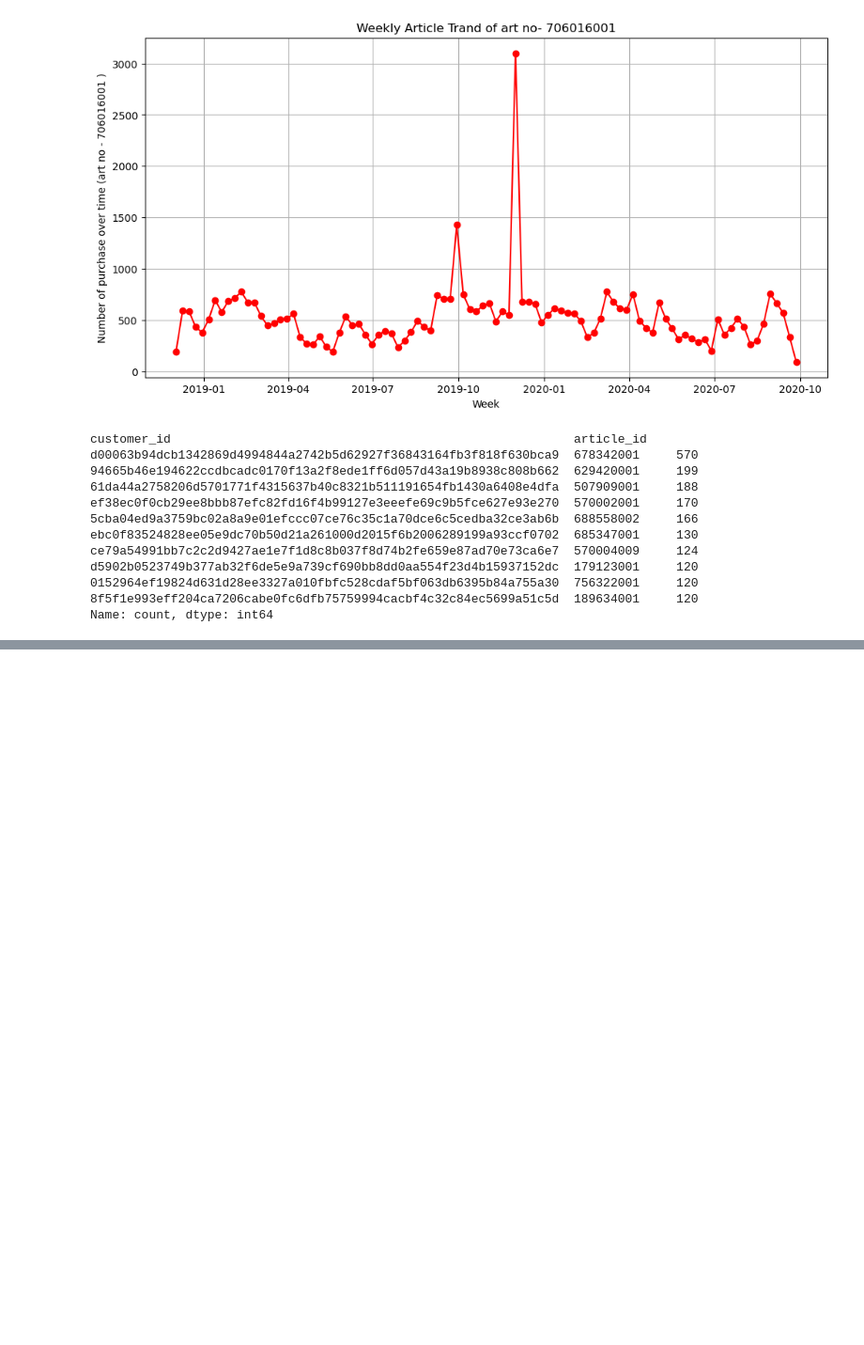
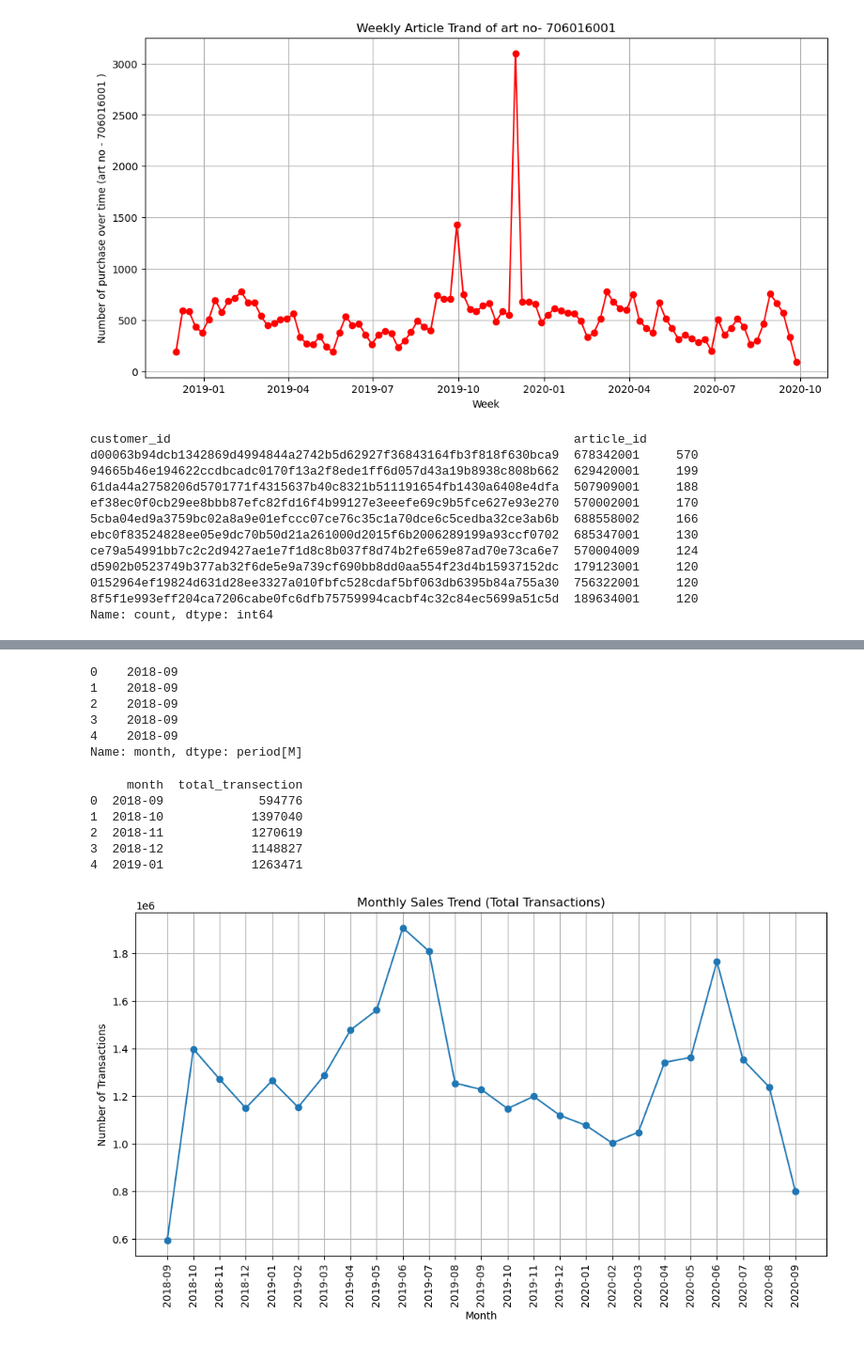
Before and after one commit to mukut45/H-M-clothes-data-analysis-with-EDA-methord, a Jupyter notebook: HnM artical and coustomer data.ipynb, the cells around one changed output, grey strips where cells are left out. Shown at 94% size. Drawn from its saved outputs; the diff is of its cells as text; code cells hidden in the pictures; blank space fills up the shorter version.

Commit message:
monthly sales trand as per transection id count

```diff
--- a/HnM artical and coustomer data.ipynb
+++ b/HnM artical and coustomer data.ipynb
@@ -258,0 +273,34 @@ Name: count, dtype: int64
+# %%
+df['month'] = df['t_dat'].dt.to_period('M')
+# %%
+df['month'].head()
+# %% [output]
+0    2018-09
+1    2018-09
+2    2018-09
+3    2018-09
+4    2018-09
+Name: month, dtype: period[M]
+# %%
+monthly_sales_trand = df.groupby('month')['customer_id'].count().reset_index(name = 'total_transection')
+print((monthly_sales_trand).head())
+# %% [output]
+     month  total_transection
+0  2018-09             594776
+1  2018-10            1397040
+2  2018-11            1270619
+3  2018-12            1148827
+4  2019-01            1263471
+# %%
+plt.figure(figsize=(12,6))
+plt.plot(monthly_sales_trand['month'].astype(str), monthly_sales_trand['total_transection'], marker='o', linestyle='-')
+plt.title('Monthly Sales Trend (Total Transactions)')
+plt.xlabel('Month')
+plt.ylabel('Number of Transactions')
+plt.grid(True)
+
+# Rotate x-axis ticks
+plt.xticks(rotation=90)
+plt.show()
+# %% [output]
+[figure, added]
```
Also changed, not shown: parts of 2 cells of this notebook.
